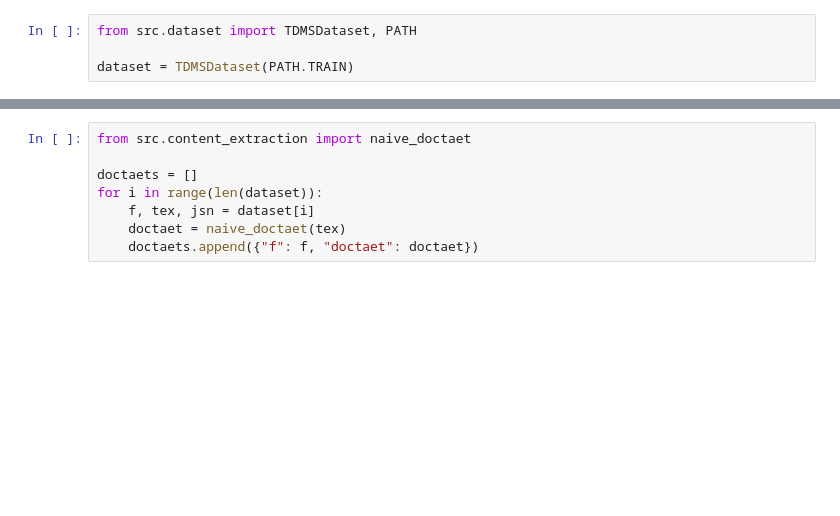
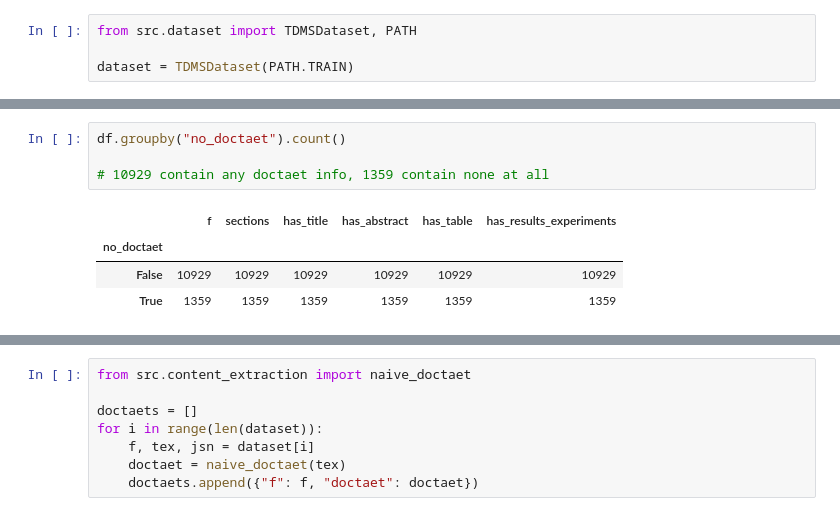
Before and after one commit to urbanlutz/nlp2024_ClefTask4SOTA, a Jupyter notebook: sections_analysis.ipynb, the cells around one changed output, grey strips where cells are left out. Saved outputs shown, nothing was run; the diff lists cells and outputs as text; blank space fills up the shorter version.

```diff
--- a/sections_analysis.ipynb
+++ b/sections_analysis.ipynb
@@ -4,0 +54,9 @@ dataset = TDMSDataset(PATH.TRAIN)
+# %%
+df.groupby("no_doctaet").count()
+
+# 10929 contain any doctaet info, 1359 contain none at all
+# %% [output]
+|  | f | sections | has_title | has_abstract | has_table | has_results_experiments |
+| no_doctaet |  |  |  |  |  |  |
+| False | 10929 | 10929 | 10929 | 10929 | 10929 | 10929 |
+| True | 1359 | 1359 | 1359 | 1359 | 1359 | 1359 |
```
Also changed, not shown: parts of 16 cells of this notebook, 2 other files.
